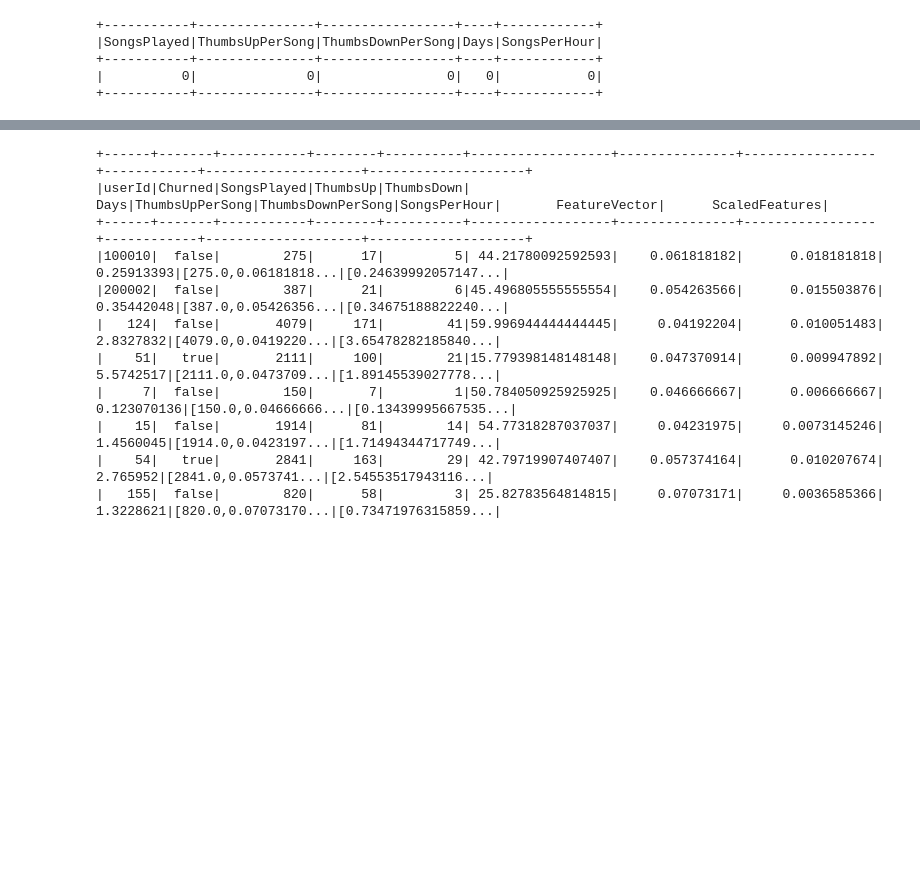
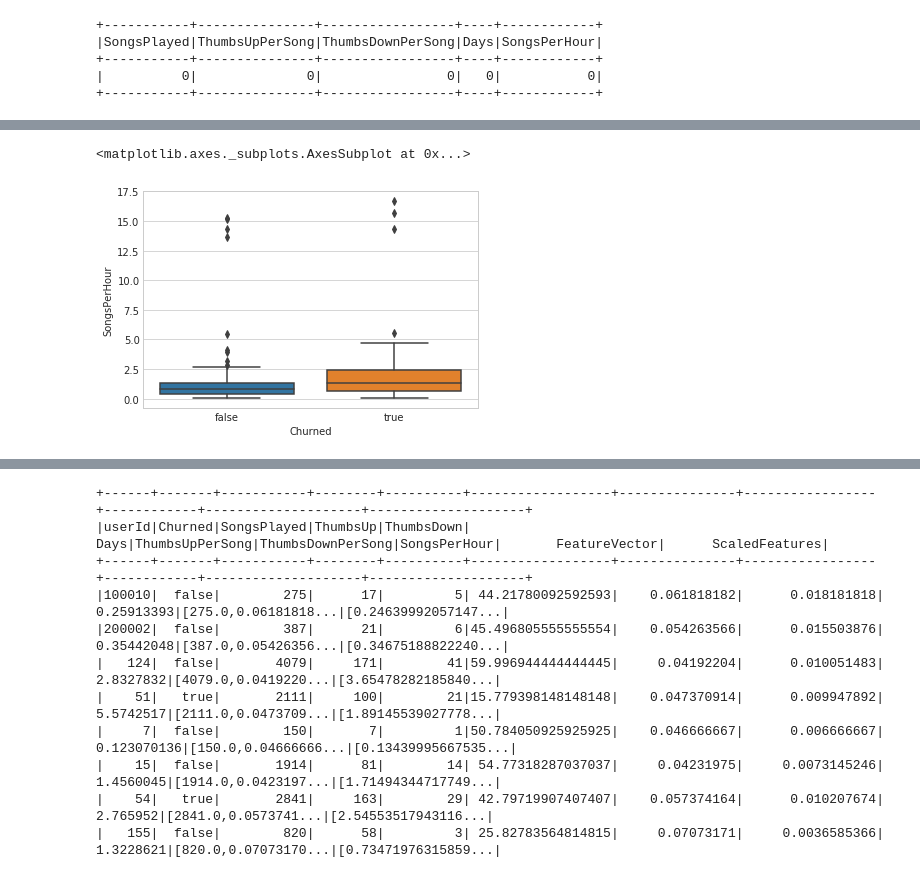
Before and after one commit to canaveensetia/udacity-customer-churn-prediction-using-spark, a Jupyter notebook: Sparkify.ipynb, the cells around one changed output, grey strips where cells are left out. Saved outputs shown, nothing was run; the diff lists cells and outputs as text; code cells hidden in the pictures; blank space fills up the shorter version.

```diff
--- a/Sparkify.ipynb
+++ b/Sparkify.ipynb
@@ -220,0 +247,6 @@ df_features.select([count(when(isnull(c), c)).alias(c) for c in ["SongsPlayed",
+# %%
+#It is surprising that someone playing more songs per hour has relatively higher chances of Churn. He gets bored after listening more?
+sns.boxplot(x="Churned", y="SongsPerHour", data=df_features_pandas)
+# %% [output]
+<matplotlib.axes._subplots.AxesSubplot at 0x...>
+[figure, added]
```
Also changed, not shown: parts of 13 cells of this notebook, 2 other files.
